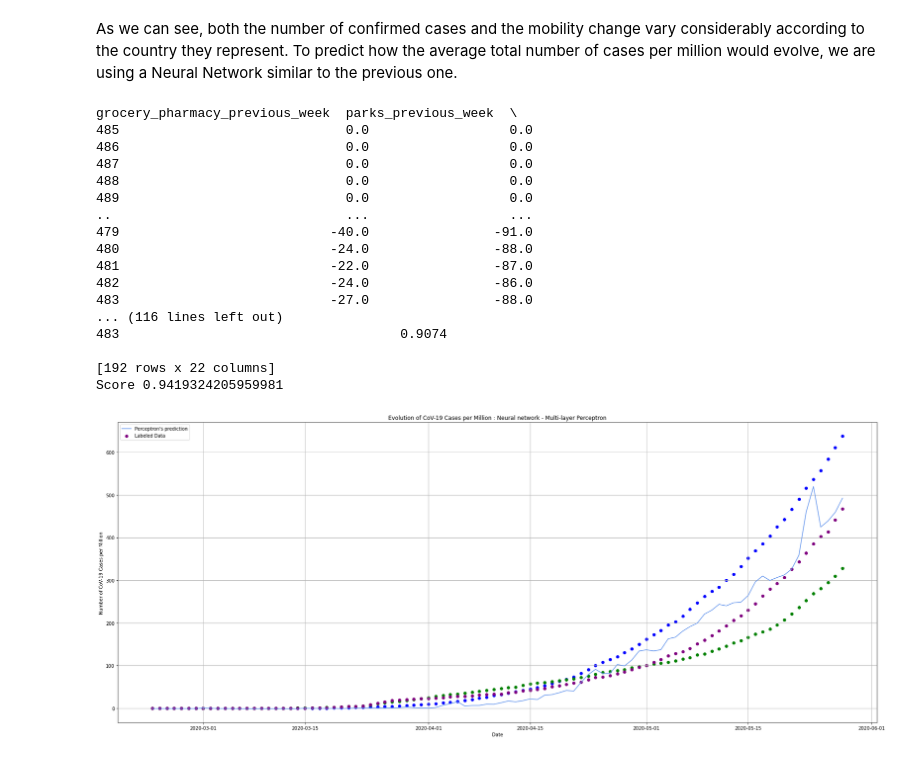
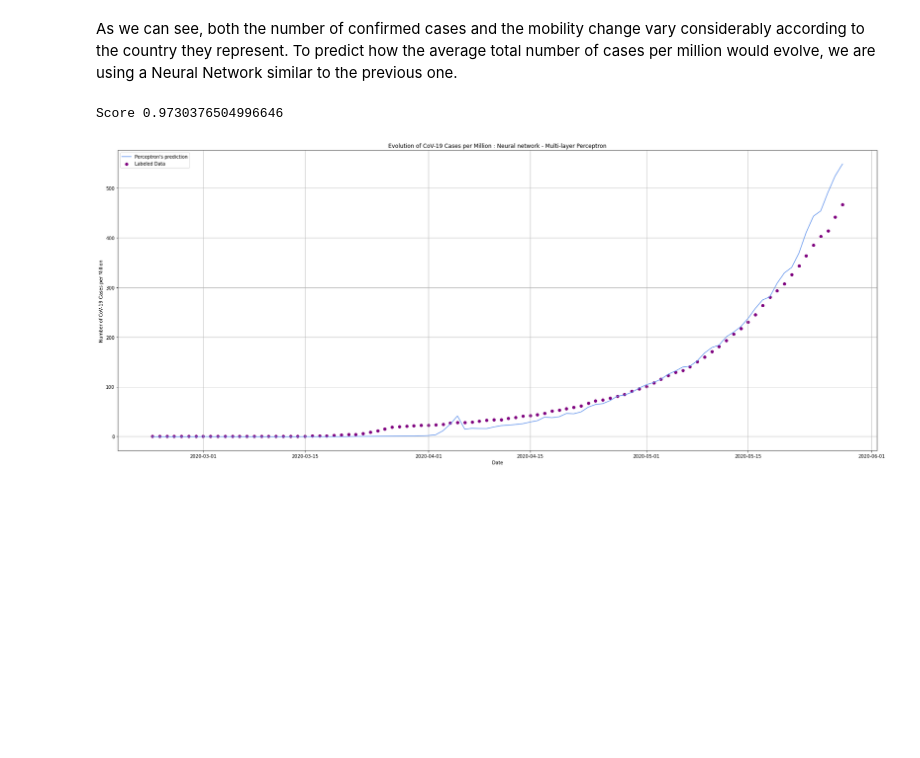
Before and after one commit to diogoalex01/FEUP-IART, a Jupyter notebook: SupervisedLearning/COVID-19.ipynb, the cells around one changed output. Saved outputs shown, nothing was run; the diff lists cells and outputs as text; code cells hidden in the pictures; blank space fills up the shorter version.

```diff
--- a/SupervisedLearning/COVID-19.ipynb
+++ b/SupervisedLearning/COVID-19.ipynb
@@ -588,33 +587,18 @@ plt.show()
 As we can see, both the number of confirmed cases and the mobility change vary considerably according to the country they represent. To predict how the average total number of cases per million would evolve, we are using a Neural Network similar to the previous one.
 # %%
 
-mexicoX = data.iloc[485:581,1:23]
-mexicoY = data.iloc[485:581,23:]
+mexicoX = data.iloc[485:581,1:25]
+mexicoY = data.iloc[485:581,25:26]
 
-# franceX = data.iloc[1164:1260, 1:23]
-# franceY= data.iloc[1164:1260, 23:]
-
-# X = mexicoX.append(franceX)
-# Y = mexicoY.append(franceY)
-
-# canadaX = data.iloc[1261:1357, 1:23]
-# canadaY = data.iloc[1261:1357, 23:]
-
-# X = X.append(canadaX)
-# Y = Y.append(canadaY)
-
-argentinaX = data.iloc[388:484, 1:23]
-argentinaY = data.iloc[388:484, 23:]
+argentinaX = data.iloc[388:484, 1:25]
+argentinaY = data.iloc[388:484, 25:26]
 
 X = mexicoX.append(argentinaX)
 Y = mexicoY.append(argentinaY)
 
-safricaX = data.iloc[97:193, 1:23]
-safricaY = data.iloc[97:193, 23:]
+safricaX = data.iloc[97:193, 1:25]
+safricaY = data.iloc[97:193, 25:26]
 
-# X = data.iloc[302:516,1:13]
-# Y = data.iloc[302:516,13:]
-print(X)
 # Fills the empty values taking mean values present in each column (Mean Inputation)
 X = X.replace("", np.NaN)
 Y = Y.replace("", np.NaN)
@@ -625,57 +609,33 @@ X = imputer.fit_transform(X)
 Y = imputer.fit_transform(Y)
 safricaX =  imputer.fit_transform(safricaX)
 safricaY =  imputer.fit_transform(safricaY)
+
 # Standardization using Gaussian Normal Distribution
 X = preprocessing.scale(X)
 safricaX = preprocessing.scale(safricaX)
-# Create training and testing vars
-# X_train, X_test, Y_train, Y_test = train_test_split(X, Y, test_size=0.2)
-# X_pred = X[172:,]
-# Y_pred = Y[172:,]
 
 # Initalization of the Neural Network Model
 hidden_layers = (150,150)
 model = MLPRegressor(hidden_layers, validation_fraction = 0, solver='lbfgs').fit(X, Y)
 
 # Obtaining predictions from the model
-
 NN_predict = model.predict(safricaX)
 
 # Testing the model
 NN_score = model.score(safricaX, safricaY)
 print('Score', NN_score)
 
 # Plot the results
 _, ax = plt.subplots(figsize=(24, 10))
 ax.grid()
-labeled = ax.scatter(date_format[0:96], mexicoY, color='blue', label='data')
-# labeled = ax.scatter(date_format[0:96], franceY, color='darkorange', label='data')
-# labeled = ax.scatter(date_format[0:96], canadaY, color='red', label='data')
-labeled = ax.scatter(date_format[0:96], argentinaY, color='green', label='data')
 labeled = ax.scatter(date_format[0:96], safricaY, color='purple', label='data')
 
 
 NN_plot, = ax.plot(date_format[0:96], NN_predict, color='cornflowerblue')
 ax.legend((NN_plot,labeled), ('Perceptron\'s prediction', 'Labeled Data'), loc='upper left', shadow=False)
 ax.set(xlabel="Date", ylabel='Number of CoV-19 Cases per Million', title = "Evolution of CoV-19 Cases per Million : Neural network - Multi-layer Perceptron")
 plt.tight_layout()
 plt.show()
 # %% [output]
-grocery_pharmacy_previous_week  parks_previous_week  \
-485                             0.0                  0.0
-486                             0.0                  0.0
-487                             0.0                  0.0
-488                             0.0                  0.0
-489                             0.0                  0.0
-..                              ...                  ...
-479                           -40.0                -91.0
-480                           -24.0                -88.0
-481                           -22.0                -87.0
-482                           -24.0                -86.0
-483                           -27.0                -88.0
-... (116 lines left out)
-483                                    0.9074
-
-[192 rows x 22 columns]
-Score 0.9419324205959981
+Score 0.9730376504996646
-[figure, old version]
+[figure, new version]
```
Also changed, not shown: parts of 13 cells of this notebook, 1 other file.
